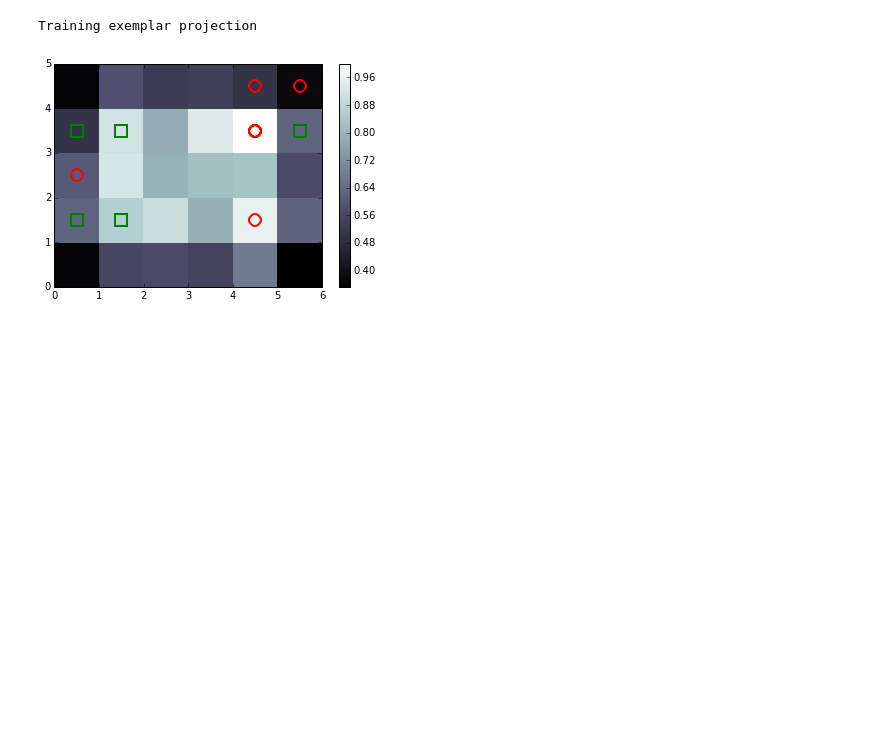
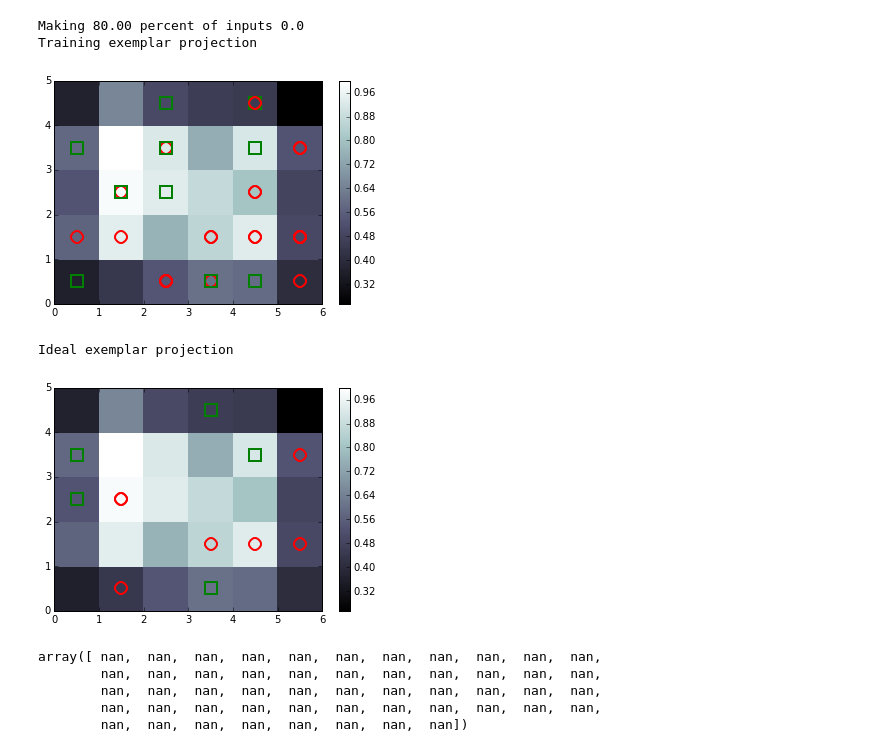
Before and after one commit to sriveravi/som, a Jupyter notebook: runSOM2.ipynb, the cells around one changed output. Cells and saved outputs as stored; diff of their text form; code cells hidden in the pictures; blank space fills up the shorter version.

Commit message:
plotting learnign dynamics for SOM and adult.  Need to fix some decision issue where seems to be biasing SOM to right answer

```diff
--- a/runSOM2.ipynb
+++ b/runSOM2.ipynb
@@ -252,14 +281,41 @@ class SOM:
 # %%
 # init som
-mod = SOM( '4750.csv', learning_rate=0.001 )
+f = '4750.csv'
+
+
+fileDir = '../../KARS_reinf/Python/FeatIdealAdultBL/'
+# fileDir = '../../KARS_reinf/Python/FeatSeenBySubAdultBL/'
+
+# fileDir = '../../KARS_reinf/Python/FeatSeenBySubBaseline/'
+# fileDir = '../../KARS_reinf/Python/FeatSeenBySubLabel/'
+# fileDir = '../../KARS_reinf/Python/FeatSeenBySubSup/'
+files = glob( fileDir + '*.csv') #fileDir+'4760.csv'
+
+
+mod = SOM( files[1], learning_rate=0.2 )
+mod.pertData(.8)
 mod.show()
+mod.showIdeal()
 
 # print mod.ideal[6:8,:]
 # print mod.idealTarget[6:8]
 # print mod.target
 # %% [output]
+Making 80.00 percent of inputs 0.0
 Training exemplar projection
-[figure, old version]
+[figure, new version]
+Ideal exemplar projection
+[figure, added]
+# %%
+# mod.data
+mod.somAcc
+# mod.acc
+# %% [output]
+array([ nan,  nan,  nan,  nan,  nan,  nan,  nan,  nan,  nan,  nan,  nan,
+        nan,  nan,  nan,  nan,  nan,  nan,  nan,  nan,  nan,  nan,  nan,
+        nan,  nan,  nan,  nan,  nan,  nan,  nan,  nan,  nan,  nan,  nan,
+        nan,  nan,  nan,  nan,  nan,  nan,  nan,  nan,  nan,  nan,  nan,
+        nan,  nan,  nan,  nan,  nan,  nan,  nan,  nan])
 # %%
 
 # train incrementally example
```
Also changed, not shown: parts of 13 cells of this notebook.
